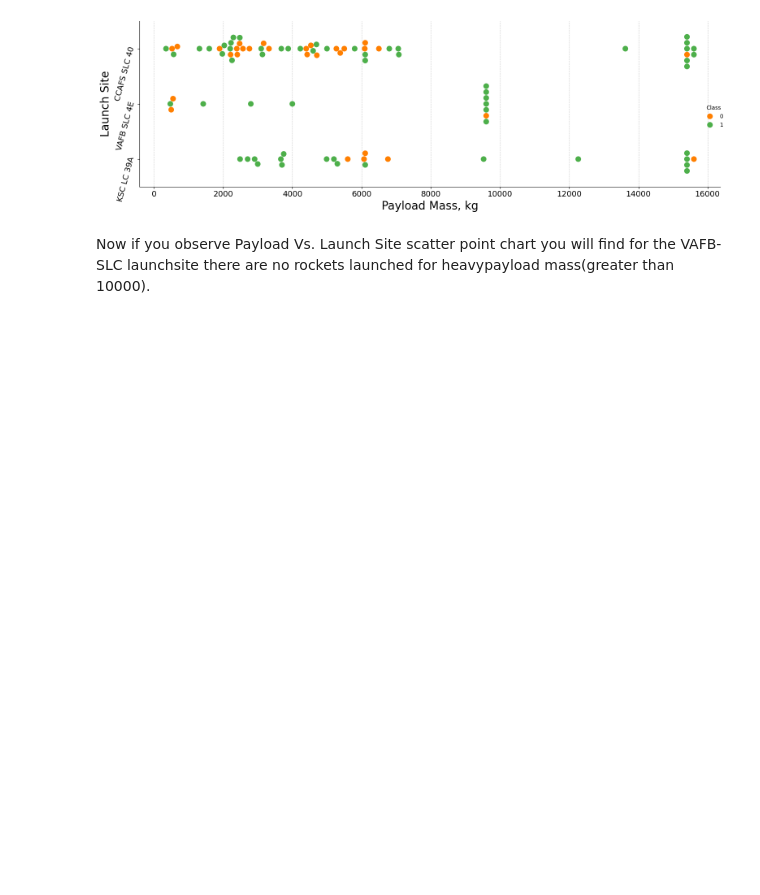
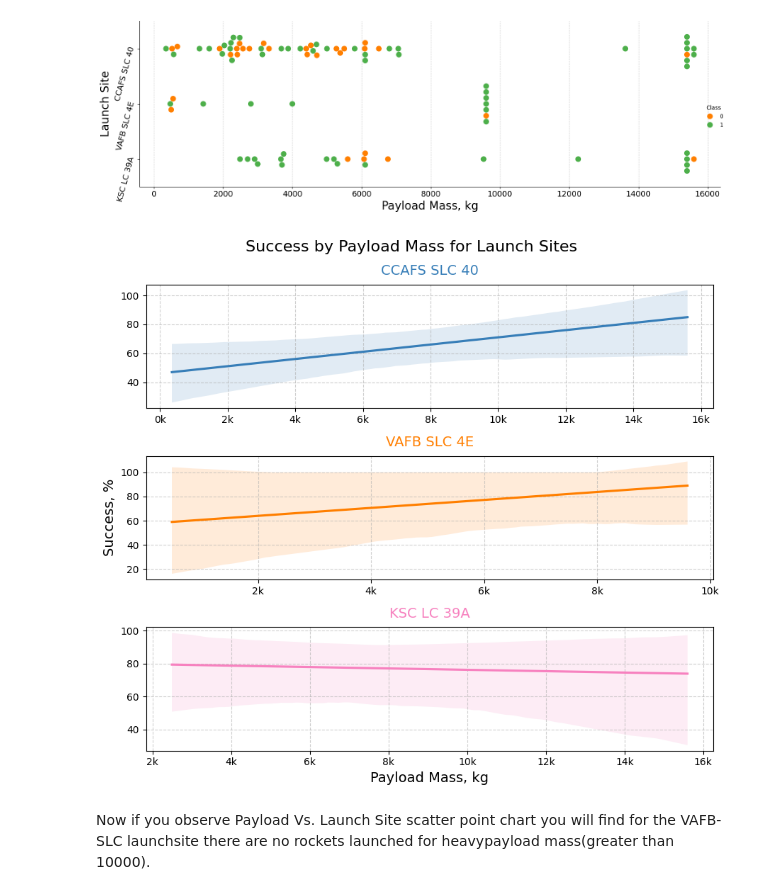
Before and after one commit to andreypomortsev/spacey-ibm-ds-project, a Jupyter notebook: eda_dataviz.ipynb, the cells around one changed output. Drawn from its saved outputs; the diff is of its cells as text; code cells hidden in the pictures; blank space fills up the shorter version.

Commit message:
Added one more visualization, Regression plot Success by PayloadMass for each LaunchSite

```diff
--- a/eda_dataviz.ipynb
+++ b/eda_dataviz.ipynb
@@ -157,7 +157,12 @@ Now try to explain the patterns you found in the Flight Number vs. Launch Site s
 # %% [markdown]
 We also want to observe if there is any relationship between launch sites and their payload mass.
 # %%
-# Plot a scatter point chart with x axis to be Pay Load Mass (kg) and y axis to be the launch site, and hue to be the class value
+# Add regression line
+sites = df["LaunchSite"].unique()
+colors = ["#377eb8", "#ff7f00", "#f781bf"]
+
+# Plot a scatter point chart with x axis to be Pay Load Mass (kg) and y axis to be the launch site,
+# and hue to be the class value
 sns.catplot(
     y="LaunchSite",
     x="PayloadMass",
@@ -168,6 +173,7 @@ sns.catplot(
     palette=palette,
     kind="swarm",
 )
+
 plt.xlabel("Payload Mass, kg", fontsize=20)
 plt.ylabel("Launch Site", fontsize=20)
 plt.xticks(fontsize=14)
@@ -185,6 +191,51 @@ plt.savefig("EDA_plots/eda_dataviz_launchsite_vs_payloadmass_plot.png", dpi=150)
 plt.show()
 # %% [output]
 [figure]
+# %%
+from matplotlib.ticker import FuncFormatter
+
+fig, axes = plt.subplots(3,1, figsize=(9, 8))  # Create a 1x3 grid of subplots
+for num, ax, color, site in zip(range(len(sites)), axes, colors, sites):
+    sns.regplot(
+        x="PayloadMass",
+        y="Class",
+        data=df[df["LaunchSite"] == site],
+        scatter=False,
+        color=color,
+        ax=ax,  # Use the specific axis for each subplot
+    )
+
+    if num == 1:
+        ax.set_ylabel("Success, %", size=14)
+    else:
+        ax.set_ylabel("")
+        # ax.set_yticks([])
+    if num == 2:
+        ax.set_xlabel("Payload Mass, kg", size=14)
+    else:
+        ax.set_xlabel("")
+
+    # ax_right = ax.twinx()  # Create a twin Axes for y-axis on the right side
+    # ax_right.yaxis.set_major_formatter(FuncFormatter(lambda x, _: f"{int(x*100)}"))
+    ax.yaxis.set_major_formatter(FuncFormatter(lambda x, _: f"{int(x*100)}"))
+
+    ax.xaxis.set_major_formatter(FuncFormatter(lambda x, _: f"{x/1000:.0f}k"))
+    ax.set_title(site, fontsize=14, color=color, y=1.03)
+
+    # Customize the appearance of the grid lines
+    ax.grid(axis="both", linestyle="--", alpha=0.6)
+
+plt.suptitle("Success by Payload Mass for Launch Sites", fontsize=16)
+
+# Add tight_layout at the end
+plt.tight_layout()
+
+# Save the plot to a file
+plt.savefig("EDA_plots/regplot_launchsite_vs_payloadmass_plot.png", dpi=150)
+
+plt.show()
+# %% [output]
+[figure, added]
 # %% [markdown]
 Now if you observe Payload Vs. Launch Site scatter point chart you will find for the VAFB-SLC  launchsite there are no  rockets  launched for  heavypayload mass(greater than 10000).
 # %% [markdown]
```
